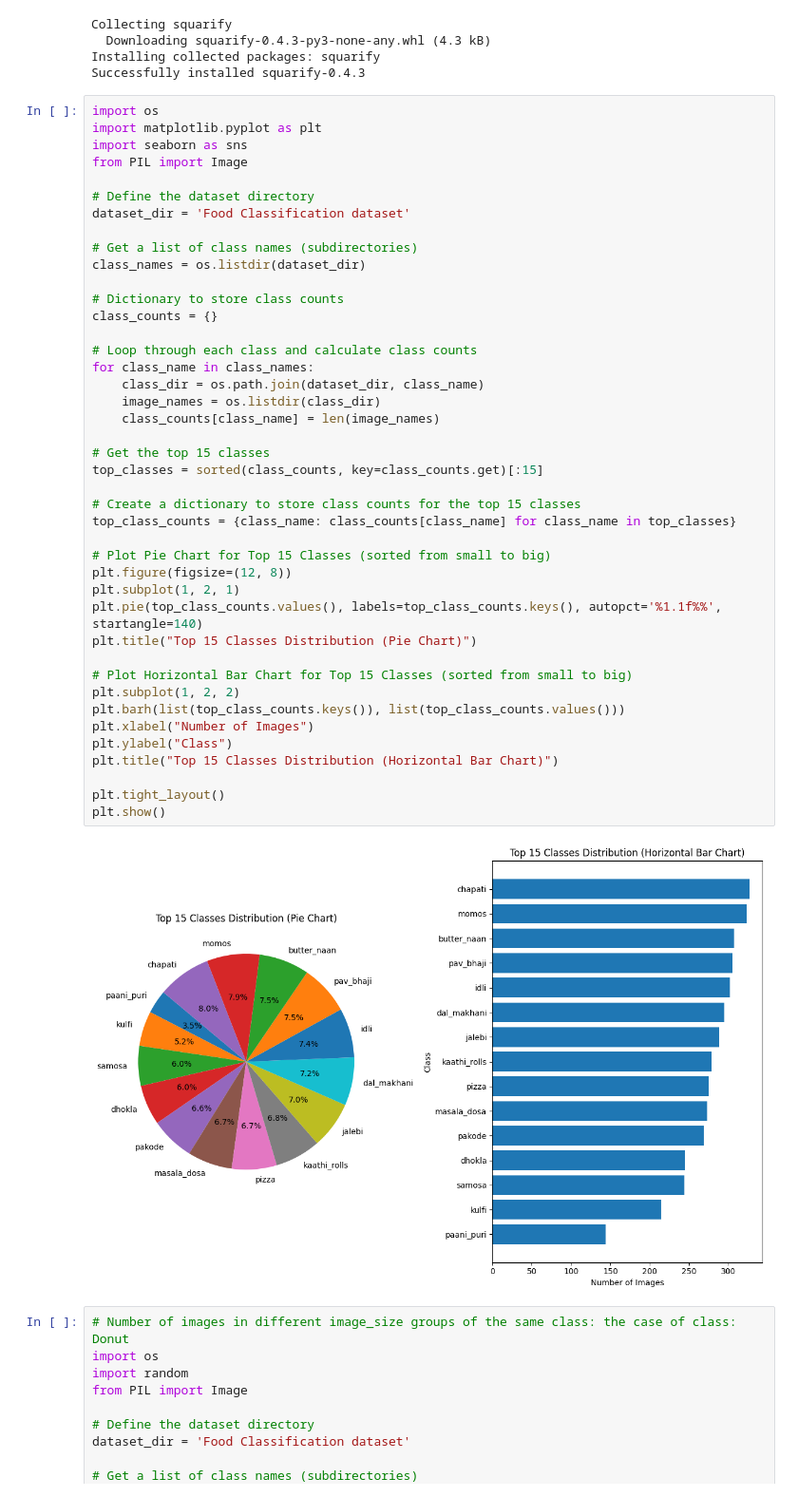
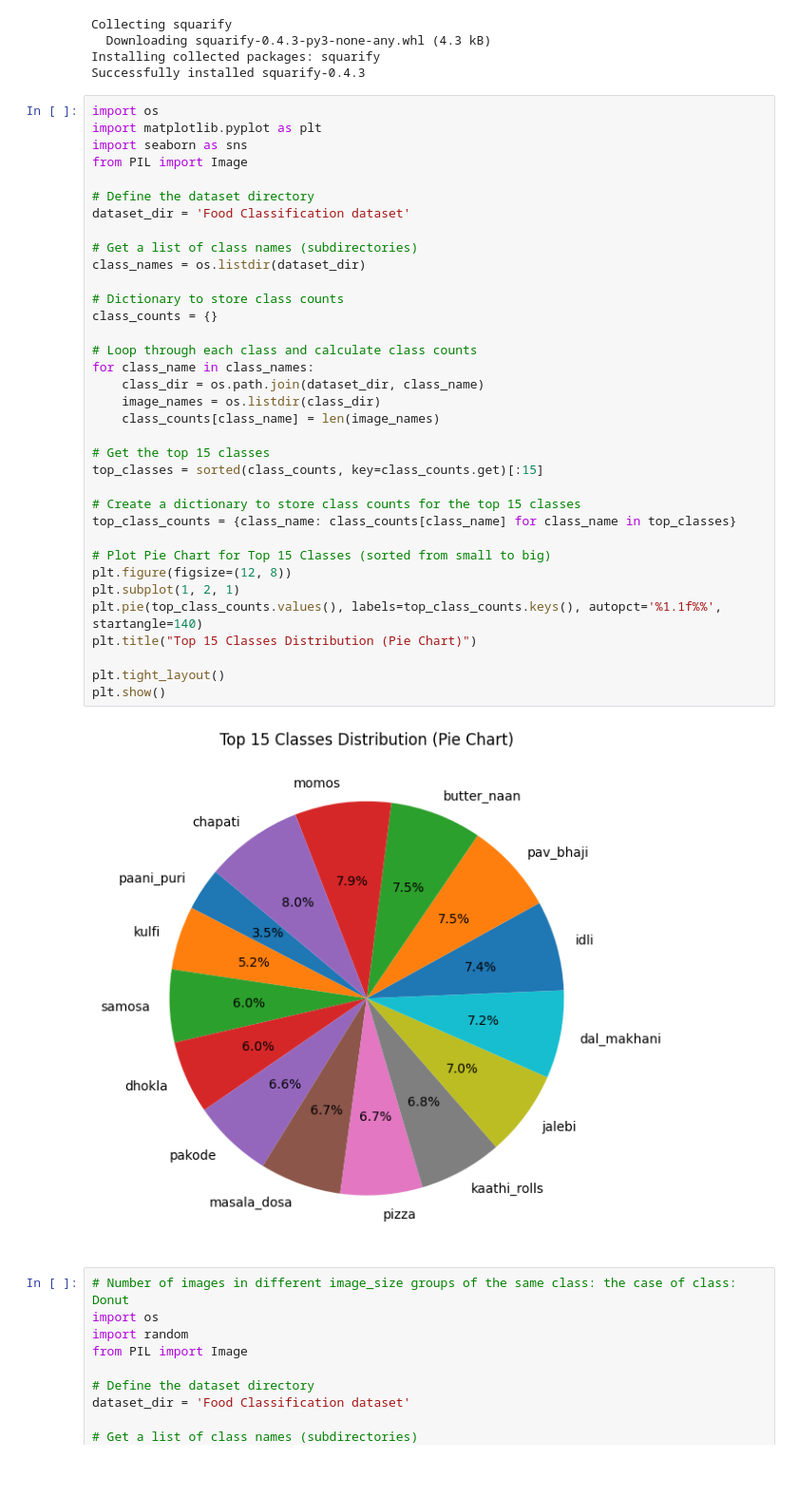
Before and after one commit to ZemelakGoraga/image_classification, a Jupyter notebook: food_image_classification.ipynb, the cells around one changed output. Shown at 95% size. Cells and saved outputs as stored; diff of their text form; blank space fills up the shorter version.

```diff
--- a/food_image_classification.ipynb
+++ b/food_image_classification.ipynb
@@ -249,41 +265,34 @@ from PIL import Image
 # Define the dataset directory
 dataset_dir = 'Food Classification dataset'
 
 # Get a list of class names (subdirectories)
 class_names = os.listdir(dataset_dir)
 
 # Dictionary to store class counts
 class_counts = {}
 
 # Loop through each class and calculate class counts
 for class_name in class_names:
     class_dir = os.path.join(dataset_dir, class_name)
     image_names = os.listdir(class_dir)
     class_counts[class_name] = len(image_names)
 
 # Get the top 15 classes
 top_classes = sorted(class_counts, key=class_counts.get)[:15]
 
 # Create a dictionary to store class counts for the top 15 classes
 top_class_counts = {class_name: class_counts[class_name] for class_name in top_classes}
 
 # Plot Pie Chart for Top 15 Classes (sorted from small to big)
 plt.figure(figsize=(12, 8))
 plt.subplot(1, 2, 1)
 plt.pie(top_class_counts.values(), labels=top_class_counts.keys(), autopct='%1.1f%%', startangle=140)
 plt.title("Top 15 Classes Distribution (Pie Chart)")
 
-# Plot Horizontal Bar Chart for Top 15 Classes (sorted from small to big)
-plt.subplot(1, 2, 2)
-plt.barh(list(top_class_counts.keys()), list(top_class_counts.values()))
-plt.xlabel("Number of Images")
-plt.ylabel("Class")
-plt.title("Top 15 Classes Distribution (Horizontal Bar Chart)")
-
 plt.tight_layout()
 plt.show()
 # %% [output]
-[figure, old version]
+[figure, new version]
 # %%
 # Number of images in different image_size groups of the same class: the case of class: Donut
 import os
```
Also changed, not shown: parts of 11 cells of this notebook.
